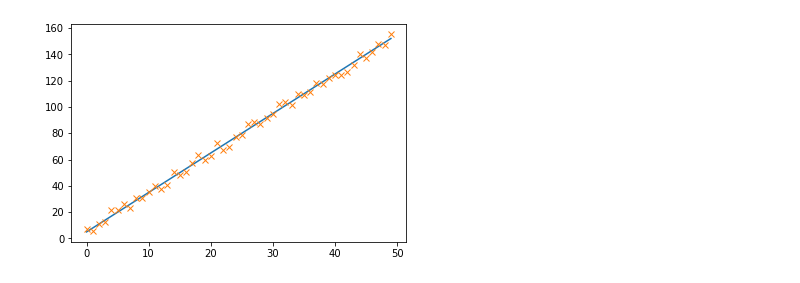
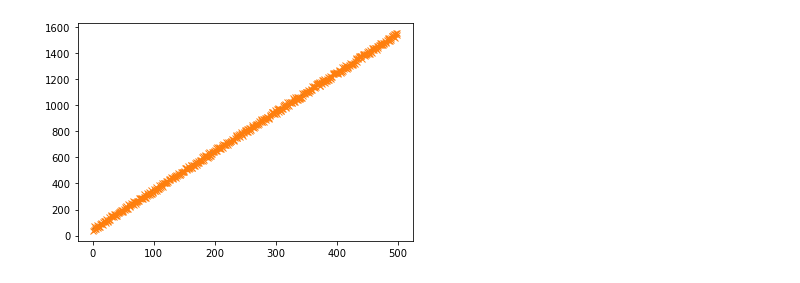
Before and after one commit to Allan2Fernandes/RegressionWithTensorflow, a Jupyter notebook: RegressionWithTensorflow.ipynb, the cells around one changed output. Drawn from its saved outputs; the diff is of its cells as text; code cells hidden in the pictures.

```diff
--- a/RegressionWithTensorflow.ipynb
+++ b/RegressionWithTensorflow.ipynb
@@ -4,20 +7,19 @@ import matplotlib.pyplot as plt
 # %%
-input_array = [x for x in range(50)]
+num_of_labels = 500
+input_array = [x for x in range(num_of_labels)]
 # %%
-output_array = [3*x + 5 for x in range(50)]
-#print(output_array)
+output_array = [(3*x+50) for x in range(num_of_labels)]
 # %%
-randomized_level = 5
+randomized_level = 20
 noisy_array = []
 #Add noise to the output array
 for number in output_array:
     number = number + random.uniform(-randomized_level, randomized_level)
     noisy_array.append(number)
     pass
-#print(noisy_array)
 # %%
-plt.plot(output_array)
-plt.plot(noisy_array, 'x')
+plt.plot(input_array, output_array)
+plt.plot(input_array, noisy_array, 'x')
 plt.show()
 # %% [output]
-[figure, old version]
+[figure, new version]
```
Also changed, not shown: parts of 12 cells of this notebook.
